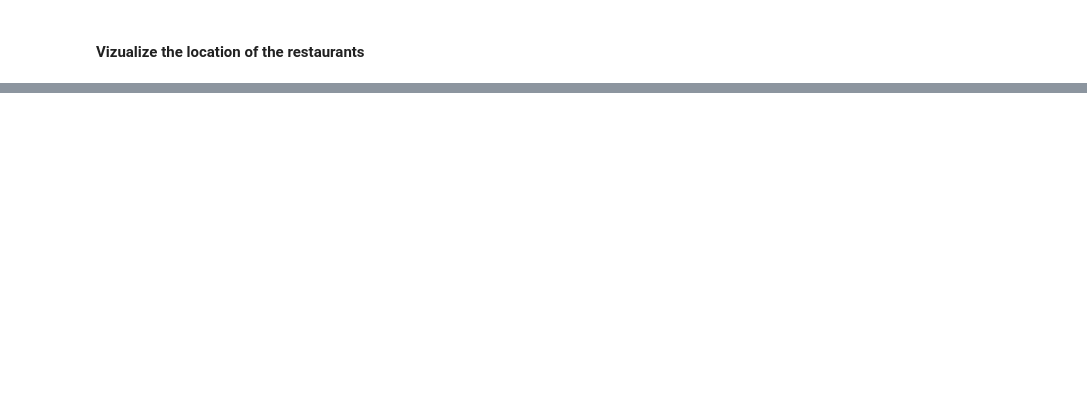
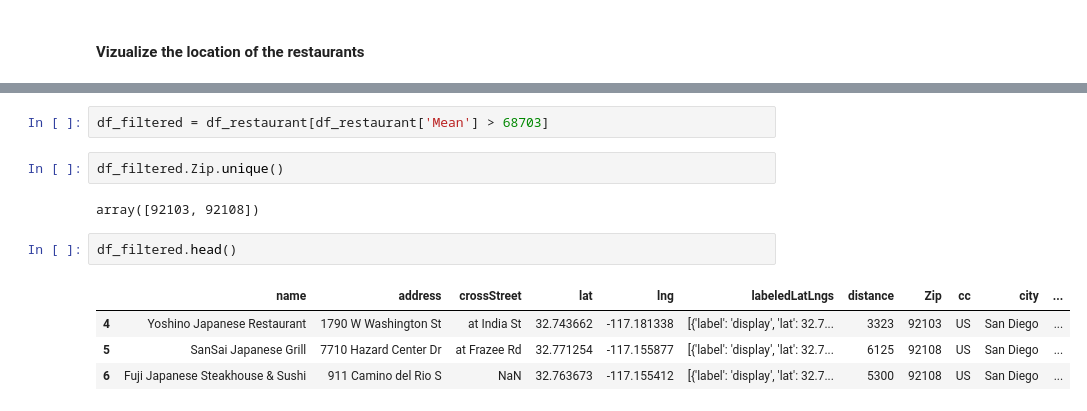
Before and after one commit to bpeterson25/Coursera_Capstone, a Jupyter notebook: San Diego Four Square API.ipynb, the cells around one changed output, grey strips where cells are left out. Cells and saved outputs as stored; diff of their text form; blank space fills up the shorter version.

```diff
--- a/San Diego Four Square API.ipynb
+++ b/San Diego Four Square API.ipynb
@@ -226,0 +387,13 @@ venues_map
+# %%
+df_filtered = df_restaurant[df_restaurant['Mean'] > 68703]
+# %%
+df_filtered.Zip.unique()
+# %% [output]
+array([92103, 92108])
+# %%
+df_filtered.head()
+# %% [output]
+|  | name | address | crossStreet | lat | lng | labeledLatLngs | distance | Zip | cc | city | ... |
+| 4 | Yoshino Japanese Restaurant | 1790 W Washington St | at India St | 32.743662 | -117.181338 | [{'label': 'display', 'lat': 32.7... | 3323 | 92103 | US | San Diego | ... |
+| 5 | SanSai Japanese Grill | 7710 Hazard Center Dr | at Frazee Rd | 32.771254 | -117.155877 | [{'label': 'display', 'lat': 32.7... | 6125 | 92108 | US | San Diego | ... |
+| 6 | Fuji Japanese Steakhouse & Sushi | 911 Camino del Rio S | NaN | 32.763673 | -117.155412 | [{'label': 'display', 'lat': 32.7... | 5300 | 92108 | US | San Diego | ... |
```
Also changed, not shown: parts of 30 cells of this notebook.
